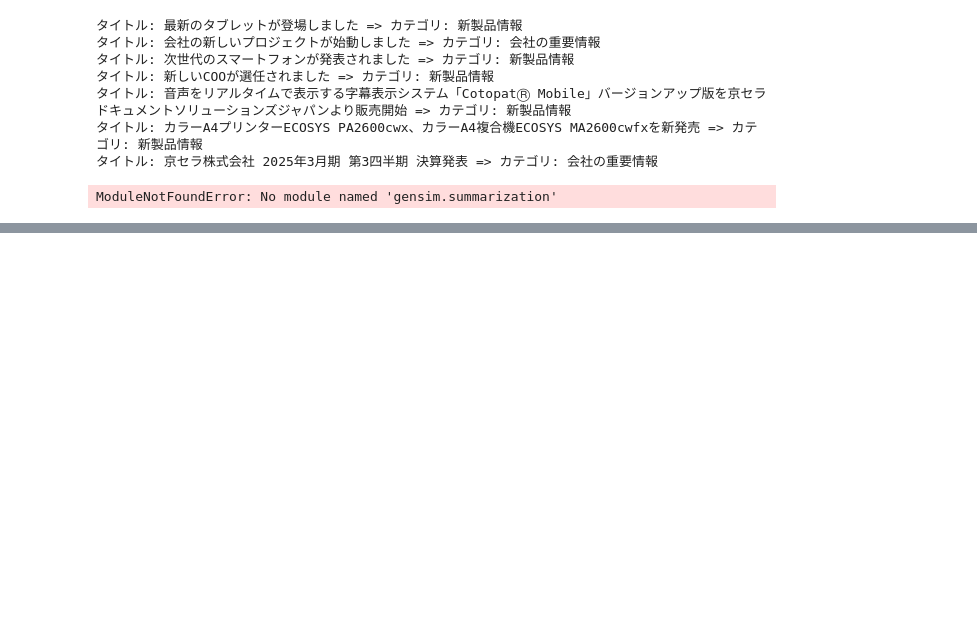
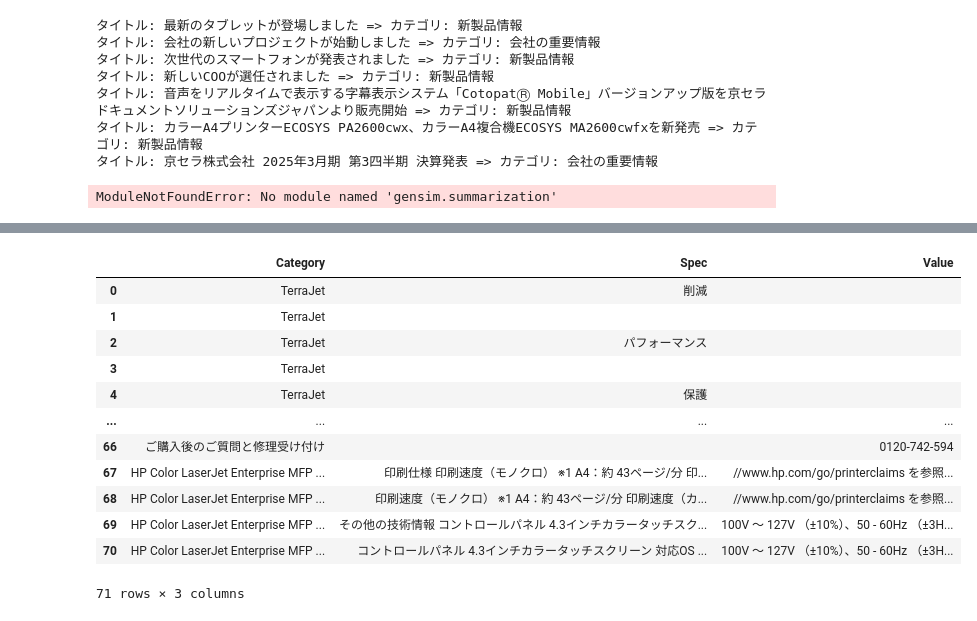
Before and after one commit to baronnavy/training, a Jupyter notebook: sample.ipynb, the cells around one changed output, grey strips where cells are left out. Drawn from its saved outputs; the diff is of its cells as text; code cells hidden in the pictures; blank space fills up the shorter version.

```diff
--- a/sample.ipynb
+++ b/sample.ipynb
@@ -615,0 +784,66 @@ Brother HL‑L2460 / Brother HL‑L2400 / HP LaserJet Pro 3001 / HP LaserJet M20
+# %%
+import requests
+from bs4 import BeautifulSoup
+import pandas as pd
+
+url = "https://jp.ext.hp.com/printers/business-printers/laserjet/enterprise_5700dn/"
+res = requests.get(url)
+soup = BeautifulSoup(res.text, "html.parser")
+
+rows = []
+
+# --- 1) 仕様テーブル（<table>）をすべて抽出 ---
+for table in soup.find_all("table"):
+    # テーブルの直前の見出し（カテゴリ名）を取得
+    heading = table.find_previous(["h2", "h3", "h4"])
+    category = heading.get_text(strip=True) if heading else "カテゴリ不明"
+
+    for tr in table.find_all("tr"):
+        cells = tr.find_all(["td", "th"])
+        if len(cells) >= 2:
+            spec = cells[0].get_text(" ", strip=True)
+            value = cells[1].get_text(" ", strip=True)
+            rows.append([category, spec, value])
+
+# --- 2) 定義リスト（<dl><dt><dd>）形式も抽出（HP で使われることがある） ---
+for dl in soup.find_all("dl"):
+    heading = dl.find_previous(["h2", "h3", "h4"])
+    category = heading.get_text(strip=True) if heading else "カテゴリ不明"
+
+    dts = dl.find_all("dt")
+    dds = dl.find_all("dd")
+
+    for dt, dd in zip(dts, dds):
+        spec = dt.get_text(" ", strip=True)
+        value = dd.get_text(" ", strip=True)
+        rows.append([category, spec, value])
+
+# --- 3) その他の仕様ブロック（div 形式）も拾う ---
+for block in soup.select("div.spec, div.specification, div.hp-spec"):
+    heading = block.find_previous(["h2", "h3", "h4"])
+    category = heading.get_text(strip=True) if heading else "カテゴリ不明"
+
+    items = block.find_all("div")
+    for item in items:
+        text = item.get_text(" ", strip=True)
+        if ":" in text:
+            spec, value = text.split(":", 1)
+            rows.append([category, spec.strip(), value.strip()])
+
+# --- DataFrame にまとめる ---
+df = pd.DataFrame(rows, columns=["Category", "Spec", "Value"])
+df
+# %% [output]
+|  | Category | Spec | Value |
+| 0 | TerraJet | 削減 |  |
+| 1 | TerraJet |  |  |
+| 2 | TerraJet | パフォーマンス |  |
+| 3 | TerraJet |  |  |
+| 4 | TerraJet | 保護 |  |
+| ... | ... | ... | ... |
+| 66 | ご購入後のご質問と修理受け付け |  | 0120-742-594 |
+| 67 | HP Color LaserJet Enterprise MFP ... | 印刷仕様 印刷速度（モノクロ） ※1 A4：約 43ページ/分 印... | //www.hp.com/go/printerclaims を参照... |
+| 68 | HP Color LaserJet Enterprise MFP ... | 印刷速度（モノクロ） ※1 A4：約 43ページ/分 印刷速度（カ... | //www.hp.com/go/printerclaims を参照... |
+| 69 | HP Color LaserJet Enterprise MFP ... | その他の技術情報 コントロールパネル 4.3インチカラータッチスク... | 100V ～ 127V （±10%）、50 - 60Hz （±3H... |
+| 70 | HP Color LaserJet Enterprise MFP ... | コントロールパネル 4.3インチカラータッチスクリーン 対応OS ... | 100V ～ 127V （±10%）、50 - 60Hz （±3H... |
+71 rows × 3 columns
```
Also changed, not shown: parts of 6 cells of this notebook, 2 other files.
